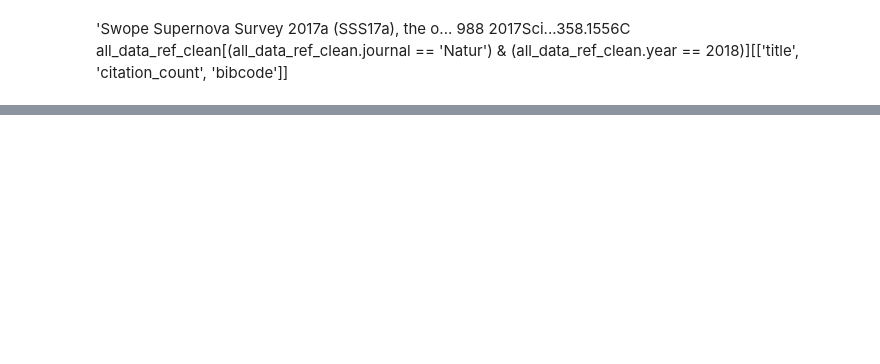
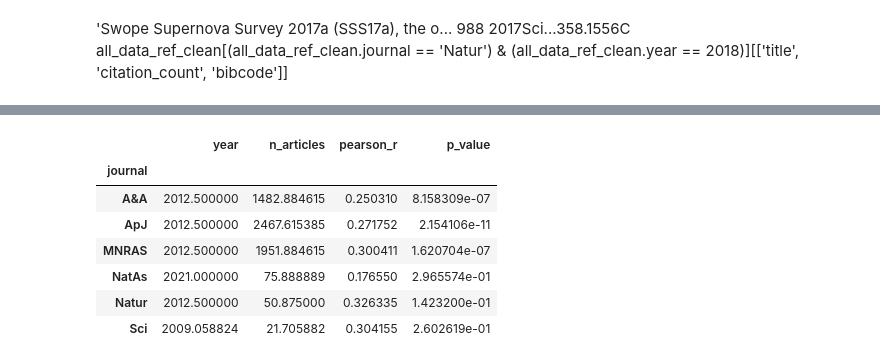
Before and after one commit to vadibekyan/ads_stats, a Jupyter notebook: astronomy_references.ipynb, the cells around one changed output, grey strips where cells are left out. Cells and saved outputs as stored; diff of their text form; code cells hidden in the pictures; blank space fills up the shorter version.

```diff
--- a/astronomy_references.ipynb
+++ b/astronomy_references.ipynb
@@ -1098,0 +1477,59 @@ plot_avg_citations_grouped_with_ratios(avg_cit_grouped_df, keyword='Astronomy')
+# %%
+from scipy.stats import pearsonr
+
+def compute_yearly_correlation_per_journal(
+    df, journal_list, citation_col='citation_count', reference_col='n_references',
+    journal_col='journal', year_col='year', min_n=10
+):
+    """
+    Computes Pearson correlation between citation counts and reference counts
+    for each journal in the list, for each year.
+
+    Parameters:
+        df (pd.DataFrame): Input dataframe.
+        journal_list (list): List of journal names to include.
+        citation_col (str): Column for citation counts.
+        reference_col (str): Column for reference counts.
+        journal_col (str): Column for journal names.
+        year_col (str): Column for publication year.
+        min_n (int): Minimum number of papers per year-journal combo to compute correlation.
+
+    Returns:
+        pd.DataFrame: DataFrame with columns: 'journal', 'year', 'n_articles', 'pearson_r', 'p_value'
+    """
+    results = []
+
+    for journal in journal_list:
+        sub_df = df[df[journal_col] == journal]
+
+        for year in sorted(sub_df[year_col].dropna().unique()):
+            year_df = sub_df[sub_df[year_col] == year][[citation_col, reference_col]].dropna()
+
+            if len(year_df) >= min_n:
+                r, p = pearsonr(year_df[reference_col], year_df[citation_col])
+                results.append({
+                    'journal': journal,
+                    'year': int(year),
+                    'n_articles': len(year_df),
+                    'pearson_r': r,
+                    'p_value': p
+                })
+
+    return pd.DataFrame(results)
+
+correlation_cite_ref_df = compute_yearly_correlation_per_journal(
+    df=all_data_ref_clean,
+    journal_list=['A&A', 'MNRAS', 'ApJ', 'Sci', 'Natur', 'NatAs'],
+    min_n=15  # skip year-journal combos with fewer than 15 articles
+)
+
+correlation_cite_ref_df.groupby('journal').mean()
+# %% [output]
+|  | year | n_articles | pearson_r | p_value |
+| journal |  |  |  |  |
+| A&A | 2012.500000 | 1482.884615 | 0.250310 | 8.158309e-07 |
+| ApJ | 2012.500000 | 2467.615385 | 0.271752 | 2.154106e-11 |
+| MNRAS | 2012.500000 | 1951.884615 | 0.300411 | 1.620704e-07 |
+| NatAs | 2021.000000 | 75.888889 | 0.176550 | 2.965574e-01 |
+| Natur | 2012.500000 | 50.875000 | 0.326335 | 1.423200e-01 |
+| Sci | 2009.058824 | 21.705882 | 0.304155 | 2.602619e-01 |
```
Also changed, not shown: parts of 6 cells of this notebook, 19 other files.
